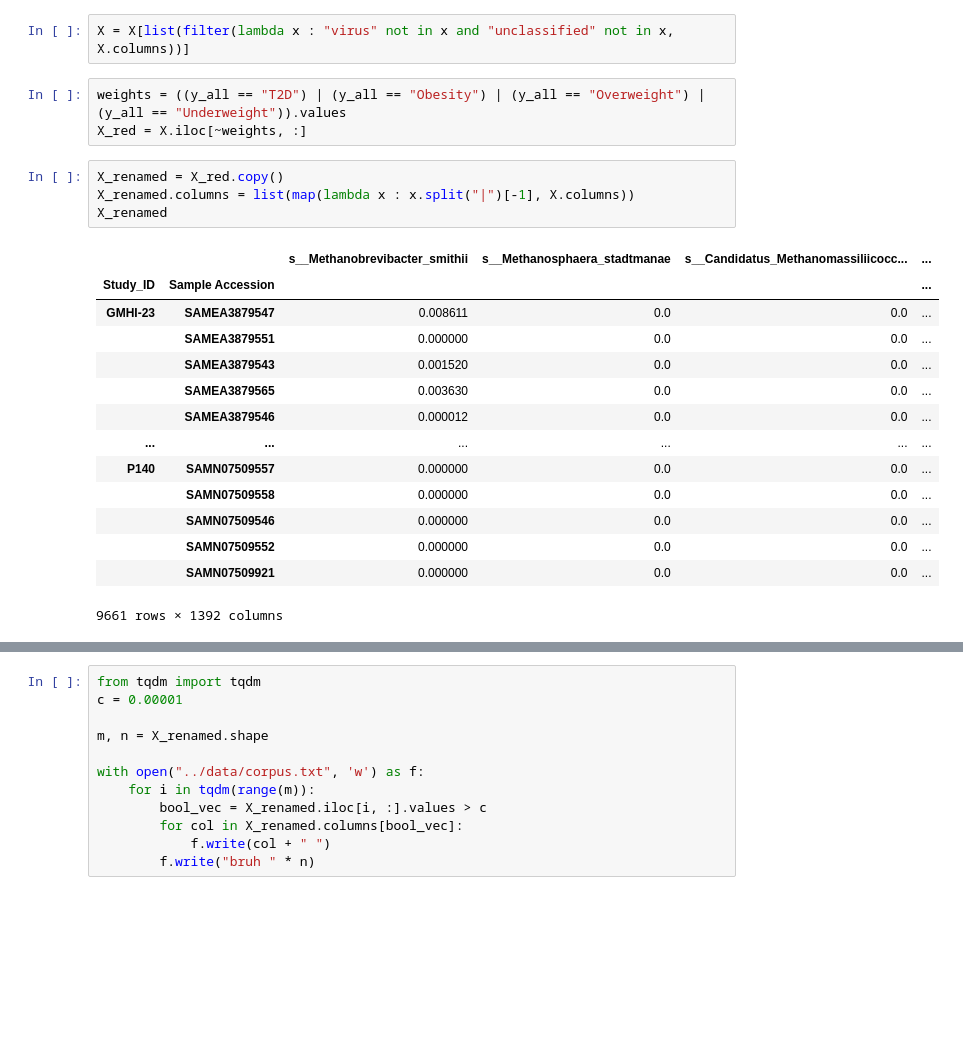
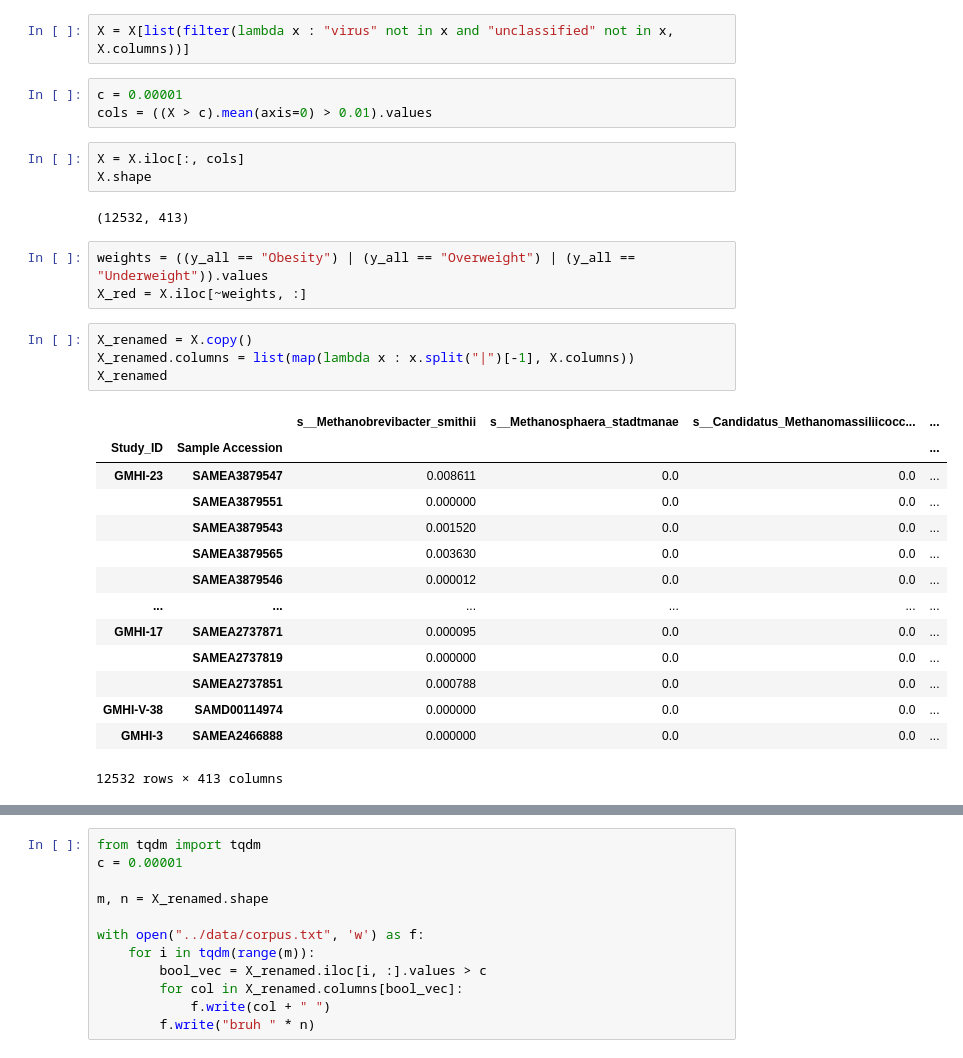
Before and after one commit to danielchang2002/GMHI2-analysis, a Jupyter notebook: src/glove_preprocess.ipynb, the cells around one changed output, grey strips where cells are left out. Saved outputs shown, nothing was run; the diff lists cells and outputs as text; blank space fills up the shorter version.

```diff
--- a/src/glove_preprocess.ipynb
+++ b/src/glove_preprocess.ipynb
@@ -6,25 +6,33 @@ from utils import get_species, get_labels, get_labels_all
 X, y, y_all = get_species(), get_labels(), get_labels_all()
 # %%
 X = X[list(filter(lambda x : "virus" not in x and "unclassified" not in x, X.columns))]
+# %%
+c = 0.00001
+cols = ((X > c).mean(axis=0) > 0.01).values
+# %%
+X = X.iloc[:, cols]
+X.shape
+# %% [output]
+(12532, 413)
 # %%
-weights = ((y_all == "T2D") | (y_all == "Obesity") | (y_all == "Overweight") | (y_all == "Underweight")).values
+weights = ((y_all == "Obesity") | (y_all == "Overweight") | (y_all == "Underweight")).values
 X_red = X.iloc[~weights, :]
 # %%
-X_renamed = X_red.copy()
+X_renamed = X.copy()
 X_renamed.columns = list(map(lambda x : x.split("|")[-1], X.columns))
 X_renamed
 # %% [output]
 |  |  | s__Methanobrevibacter_smithii | s__Methanosphaera_stadtmanae | s__Candidatus_Methanomassiliicocc... | ... |
 | Study_ID | Sample Accession |  |  |  | ... |
 | GMHI-23 | SAMEA3879547 | 0.008611 | 0.0 | 0.0 | ... |
 |  | SAMEA3879551 | 0.000000 | 0.0 | 0.0 | ... |
 |  | SAMEA3879543 | 0.001520 | 0.0 | 0.0 | ... |
 |  | SAMEA3879565 | 0.003630 | 0.0 | 0.0 | ... |
 |  | SAMEA3879546 | 0.000012 | 0.0 | 0.0 | ... |
 | ... | ... | ... | ... | ... | ... |
-| P140 | SAMN07509557 | 0.000000 | 0.0 | 0.0 | ... |
-|  | SAMN07509558 | 0.000000 | 0.0 | 0.0 | ... |
-|  | SAMN07509546 | 0.000000 | 0.0 | 0.0 | ... |
-|  | SAMN07509552 | 0.000000 | 0.0 | 0.0 | ... |
-|  | SAMN07509921 | 0.000000 | 0.0 | 0.0 | ... |
+| GMHI-17 | SAMEA2737871 | 0.000095 | 0.0 | 0.0 | ... |
+|  | SAMEA2737819 | 0.000000 | 0.0 | 0.0 | ... |
+|  | SAMEA2737851 | 0.000788 | 0.0 | 0.0 | ... |
+| GMHI-V-38 | SAMD00114974 | 0.000000 | 0.0 | 0.0 | ... |
+| GMHI-3 | SAMEA2466888 | 0.000000 | 0.0 | 0.0 | ... |
-9661 rows × 1392 columns
+12532 rows × 413 columns
```
Also changed, not shown: parts of 1 cell of this notebook, 29 other files.
